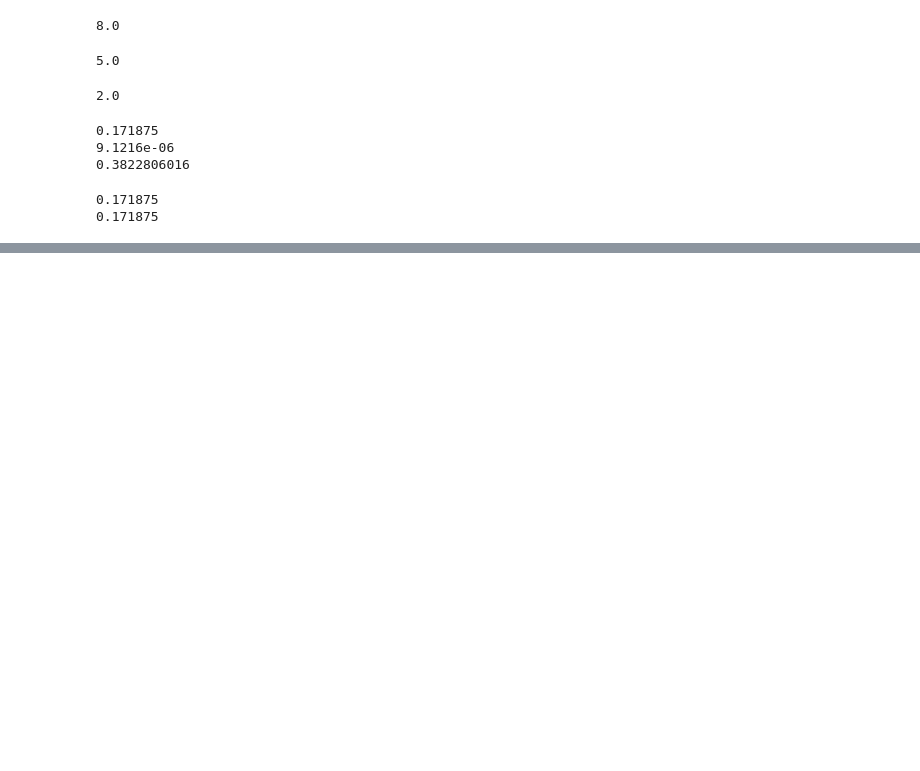
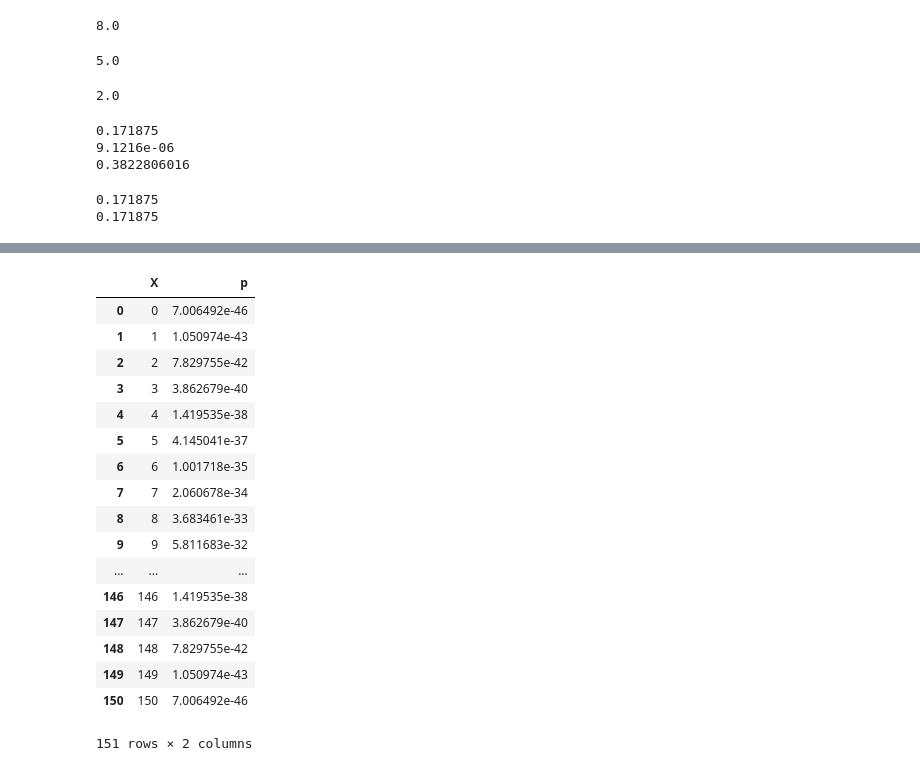
Before and after one commit to mehulchopradev/keyur-data-analytics, a Jupyter notebook: discrete distributions.ipynb, the cells around one changed output, grey strips where cells are left out. Drawn from its saved outputs; the diff is of its cells as text; code cells hidden in the pictures; blank space fills up the shorter version.

```diff
--- a/discrete distributions.ipynb
+++ b/discrete distributions.ipynb
@@ -262,0 +292,22 @@ print(binom.sf(n=10, k=6, p=0.5))
+# %%
+d10['p'] = binom.pmf(n=n, p=p_heads, k=d10['X'])
+d10
+# %% [output]
+|  | X | p |
+| 0 | 0 | 7.006492e-46 |
+| 1 | 1 | 1.050974e-43 |
+| 2 | 2 | 7.829755e-42 |
+| 3 | 3 | 3.862679e-40 |
+| 4 | 4 | 1.419535e-38 |
+| 5 | 5 | 4.145041e-37 |
+| 6 | 6 | 1.001718e-35 |
+| 7 | 7 | 2.060678e-34 |
+| 8 | 8 | 3.683461e-33 |
+| 9 | 9 | 5.811683e-32 |
+| ... | ... | ... |
+| 146 | 146 | 1.419535e-38 |
+| 147 | 147 | 3.862679e-40 |
+| 148 | 148 | 7.829755e-42 |
+| 149 | 149 | 1.050974e-43 |
+| 150 | 150 | 7.006492e-46 |
+151 rows × 2 columns
```
Also changed, not shown: parts of 10 cells of this notebook, 4 other files.
